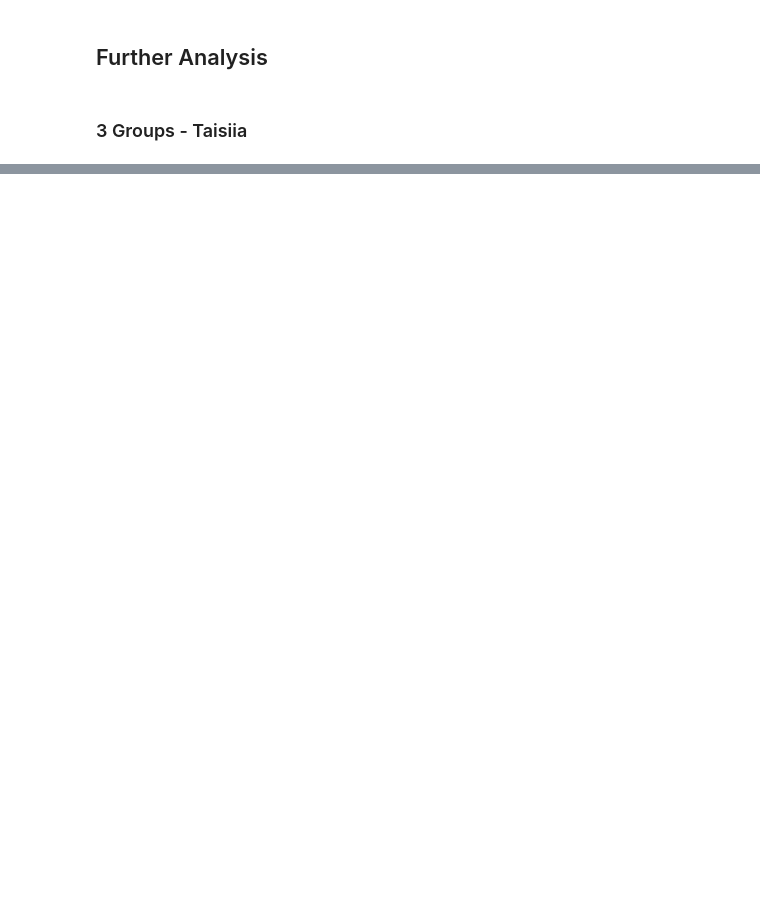
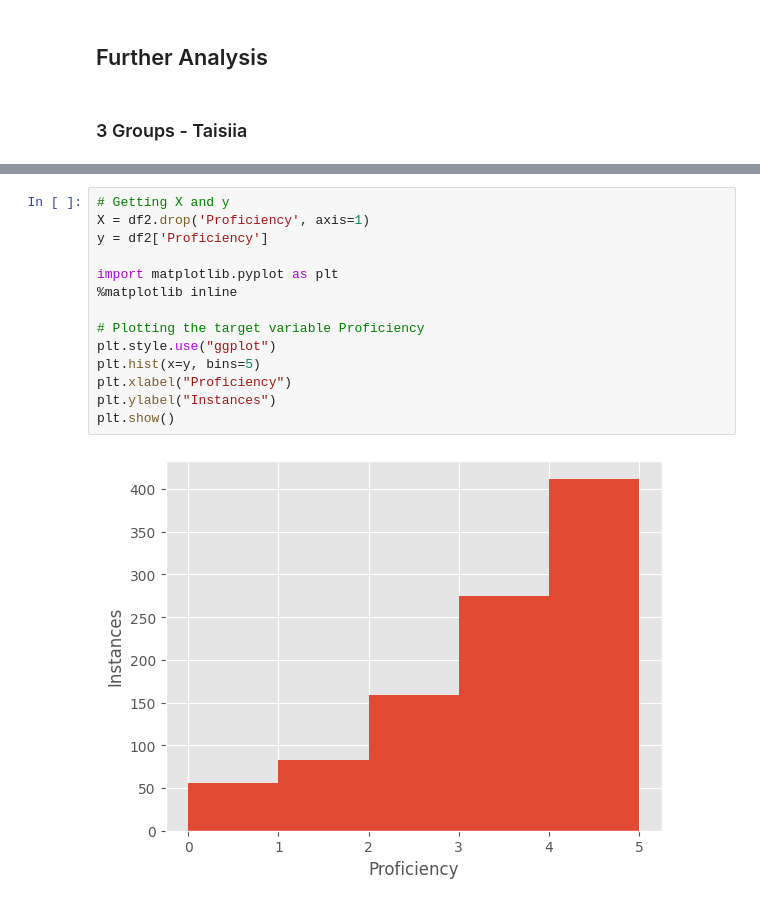
Before and after one commit to inadk/CMLL_Project, a Jupyter notebook: analysis.ipynb, the cells around one changed output, grey strips where cells are left out. Cells and saved outputs as stored; diff of their text form; blank space fills up the shorter version.

```diff
--- a/analysis.ipynb
+++ b/analysis.ipynb
@@ -924,0 +1077,16 @@ plt.show()
+# %%
+# Getting X and y
+X = df2.drop('Proficiency', axis=1)
+y = df2['Proficiency']
+
+import matplotlib.pyplot as plt
+%matplotlib inline
+
+# Plotting the target variable Proficiency
+plt.style.use("ggplot")
+plt.hist(x=y, bins=5)
+plt.xlabel("Proficiency")
+plt.ylabel("Instances")
+plt.show()
+# %% [output]
+[figure, added]
```
Also changed, not shown: parts of 25 cells of this notebook.
